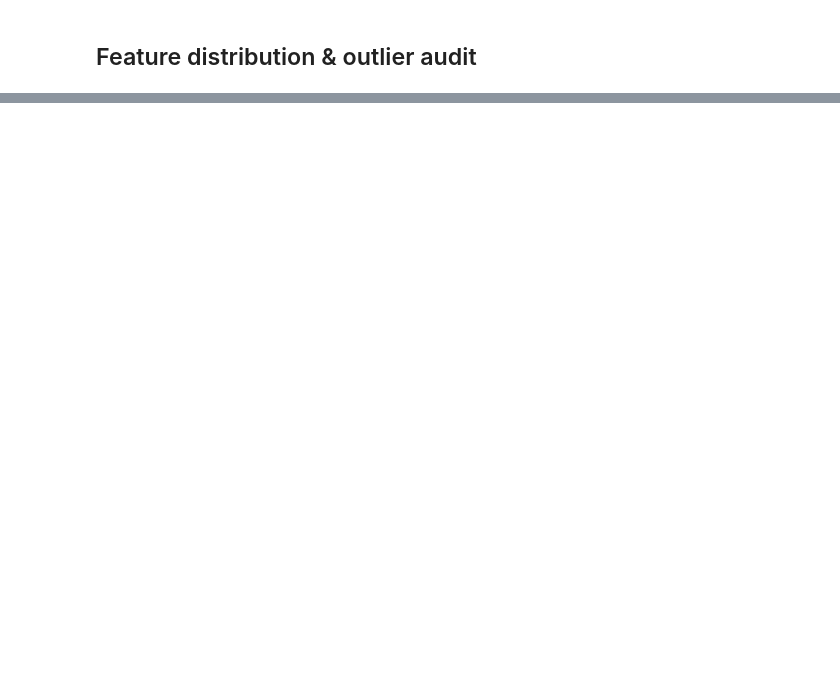
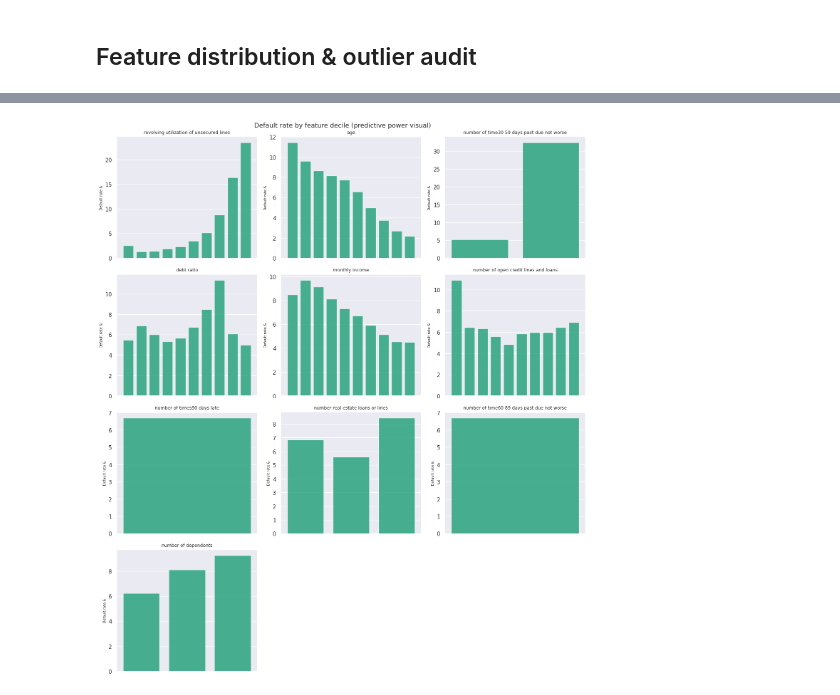
Before and after one commit to dmenezesgabriel/credit-risk-e2e, a Jupyter notebook: notebooks/01_eda.ipynb, the cells around one changed output, grey strips where cells are left out. Saved outputs shown, nothing was run; the diff lists cells and outputs as text; code cells hidden in the pictures; blank space fills up the shorter version.

```diff
--- a/notebooks/01_eda.ipynb
+++ b/notebooks/01_eda.ipynb
@@ -264,0 +308,32 @@ number_of_dependents                         0.0000     4.0000      20.0000   0.
+# %%
+fig, axes = plt.subplots(4, 3, figsize=(14, 16))
+axes = axes.flatten()
+
+for index, col in enumerate(FEATURES):
+    ax = axes[index]
+    temp = df[[col, TARGET]].copy().dropna()
+    temp["decile"] = pd.qcut(
+        temp[col].clip(upper=temp[col].quantile(0.99)),
+        q=10,
+        duplicates="drop",
+    )
+    rate_by_decile = temp.groupby("decile", observed=True)[TARGET].mean() * 100
+
+    ax.bar(
+        range(len(rate_by_decile)),
+        rate_by_decile.values,
+        color="#1D9E75",
+        alpha=0.8,
+    )
+    ax.set_title(col.replace("_", " "), fontsize=9)
+    ax.set_ylabel("Default rate &", fontsize=7)
+    ax.set_xticks([])
+
+for j in range(index + 1, len(axes)):
+    axes[j].set_visible(False)
+
+plt.suptitle("Default rate by feature decile (predictive power visual)", fontsize=13)
+plt.tight_layout()
+plt.show()
+# %% [output]
+[figure, added]
```
Also changed, not shown: parts of 9 cells of this notebook, 1 other file.
